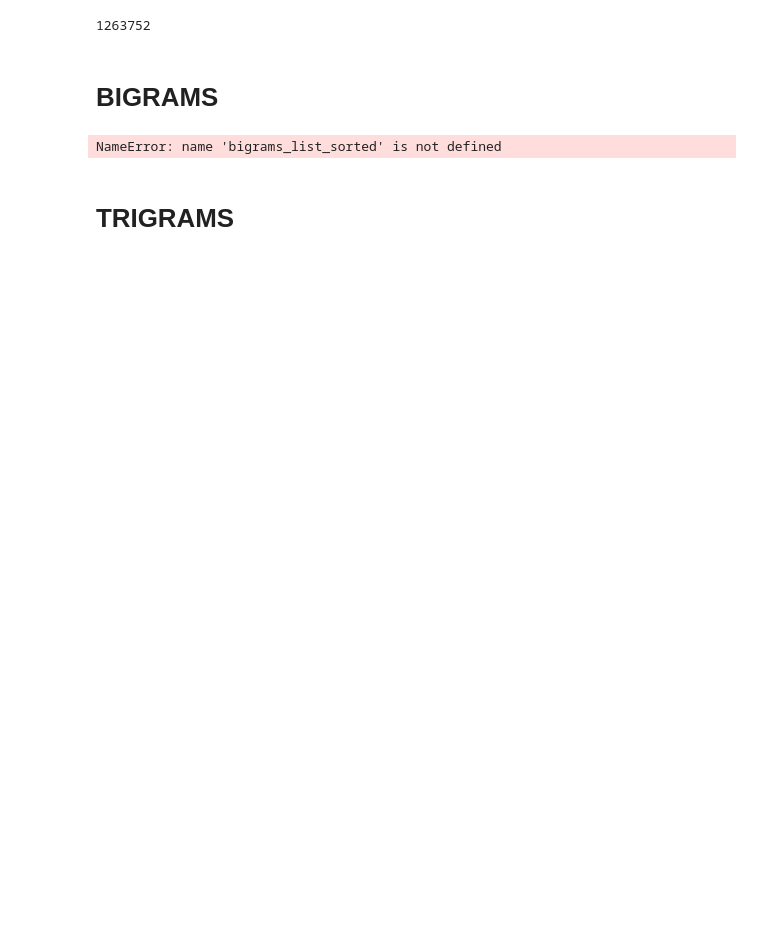
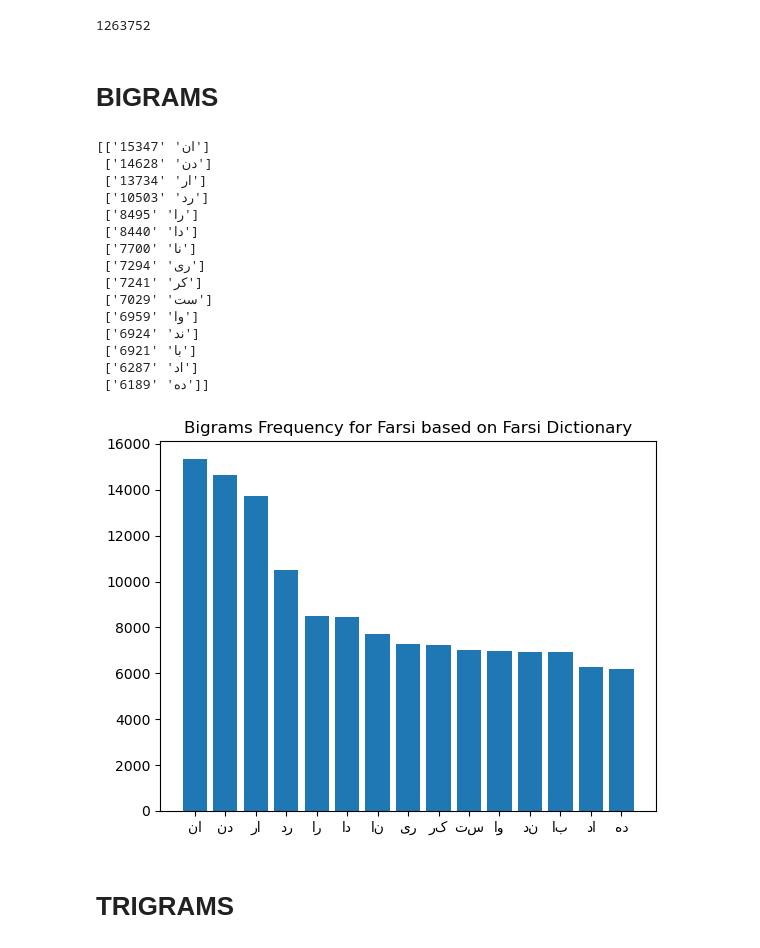
Before and after one commit to alidasmeh/farsi_bigram_trigrams, a Jupyter notebook: farsi_bigrams_trigrams.ipynb, the cells around one changed output. Cells and saved outputs as stored; diff of their text form; code cells hidden in the pictures; blank space fills up the shorter version.

Commit message:
results charts

```diff
--- a/farsi_bigrams_trigrams.ipynb
+++ b/farsi_bigrams_trigrams.ipynb
@@ -31,22 +31,37 @@ bigrams_list_sorted = dict(sorted(bigrams_list.items(), reverse=True, key=lambda
 # %%
 import numpy as np
 import matplotlib.pyplot as plt
 
 data_for_letters = np.array(list(bigrams_list_sorted.items())[:15])
+print(data_for_letters)
 
 labels = np.array([])
 values = np.array([])
 
 for row in data_for_letters:
-  labels = np.append(labels, row[0])
+  labels = np.append(labels, row[0][::-1]) # this [::-1] is there because the direction of text for farsi is not true in matplot lib
   values = np.append(values, int(row[1]))
 
-print(labels)
 plt.bar(labels, values)
 plt.title("Bigrams Frequency for Farsi based on Farsi Dictionary")
 plt.show()
 # %% [output]
-NameError: name 'bigrams_list_sorted' is not defined
+[['ان' '15347']
+ ['دن' '14628']
+ ['ار' '13734']
+ ['رد' '10503']
+ ['را' '8495']
+ ['دا' '8440']
+ ['نا' '7700']
+ ['ری' '7294']
+ ['کر' '7241']
+ ['ست' '7029']
+ ['وا' '6959']
+ ['ند' '6924']
+ ['با' '6921']
+ ['اد' '6287']
+ ['ده' '6189']]
+[figure, added]
 # %% [markdown]
 # TRIGRAMS
 # %%
```
Also changed, not shown: parts of 1 cell of this notebook, 3 other files.
